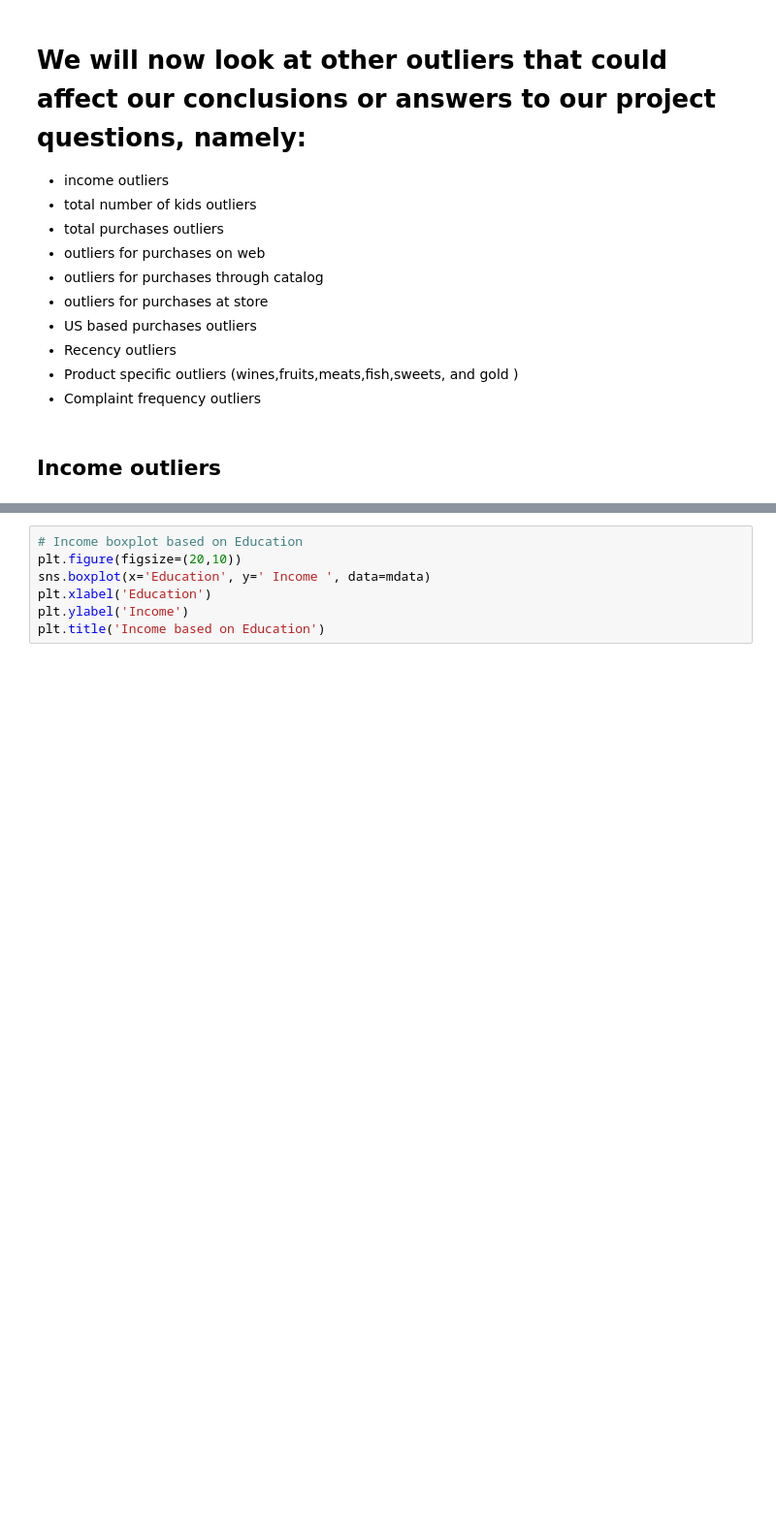
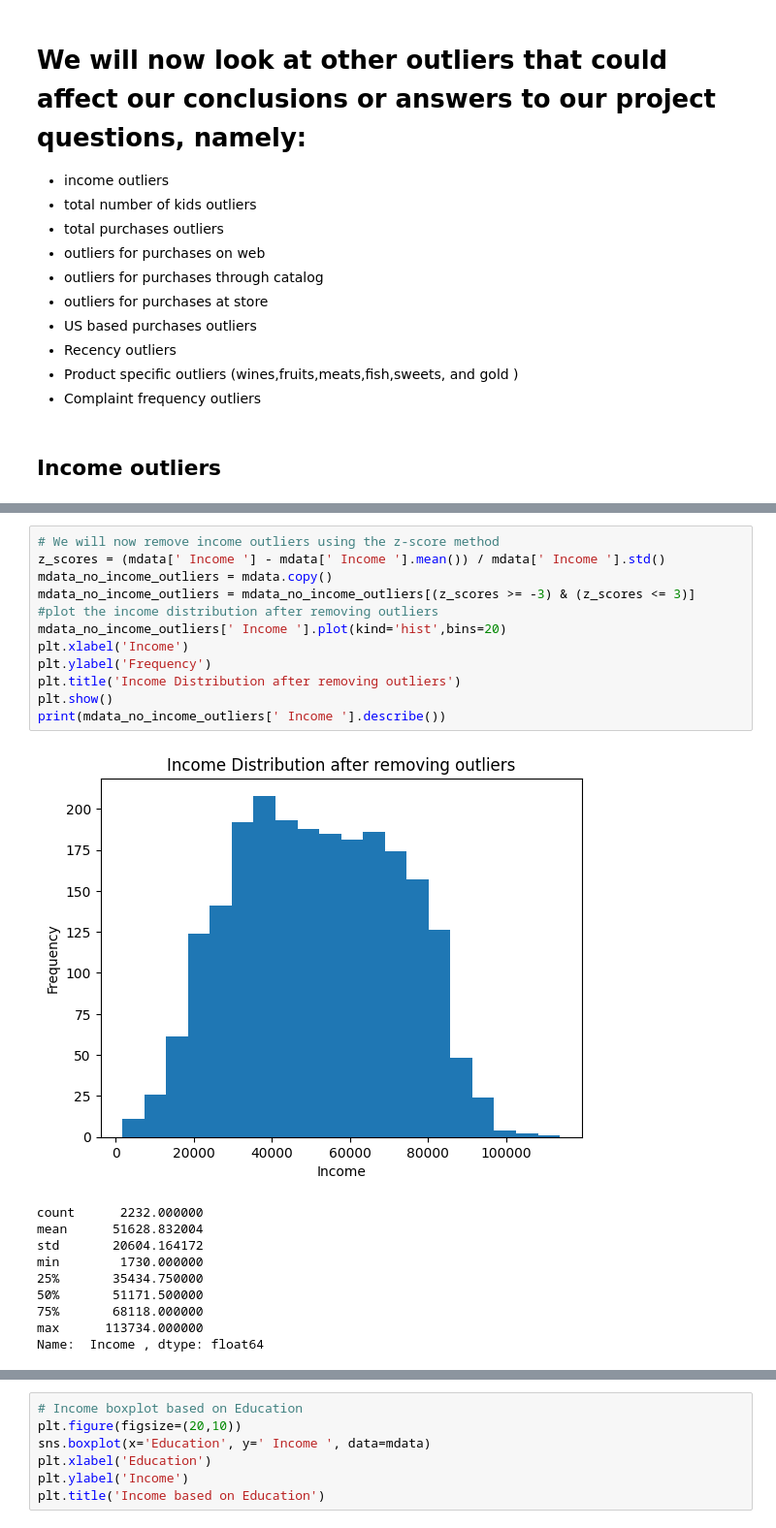
Before and after one commit to OsorioEL/Marketing_Campaign, a Jupyter notebook: Marketing_Campaing.ipynb, the cells around one changed output, grey strips where cells are left out. Shown at 97% size. Drawn from its saved outputs; the diff is of its cells as text; blank space fills up the shorter version.

Commit message:
Modified comments and outliers related code

```diff
--- a/Marketing_Campaing.ipynb
+++ b/Marketing_Campaing.ipynb
@@ -467,0 +488,23 @@ MntMeatProducts        0
+# %%
+# We will now remove income outliers using the z-score method
+z_scores = (mdata[' Income '] - mdata[' Income '].mean()) / mdata[' Income '].std()
+mdata_no_income_outliers = mdata.copy()
+mdata_no_income_outliers = mdata_no_income_outliers[(z_scores >= -3) & (z_scores <= 3)]
+#plot the income distribution after removing outliers
+mdata_no_income_outliers[' Income '].plot(kind='hist',bins=20)
+plt.xlabel('Income')
+plt.ylabel('Frequency')
+plt.title('Income Distribution after removing outliers')
+plt.show()
+print(mdata_no_income_outliers[' Income '].describe())
+# %% [output]
+[figure, added]
+count      2232.000000
+mean      51628.832004
+std       20604.164172
+min        1730.000000
+25%       35434.750000
+50%       51171.500000
+75%       68118.000000
+max      113734.000000
+Name:  Income , dtype: float64
```
Also changed, not shown: parts of 12 cells of this notebook.
